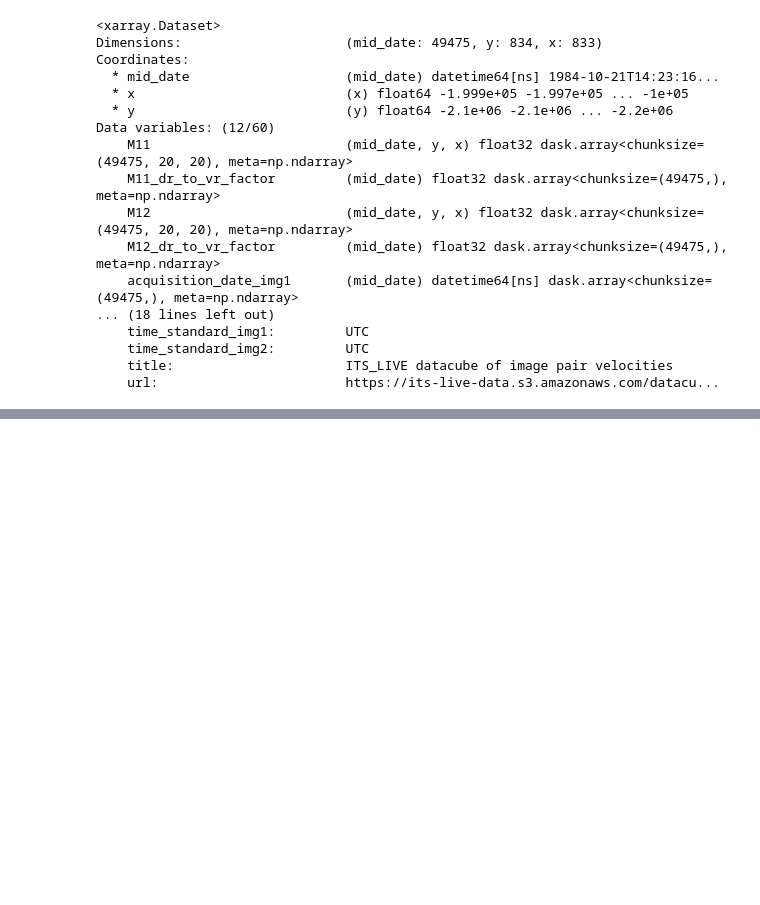
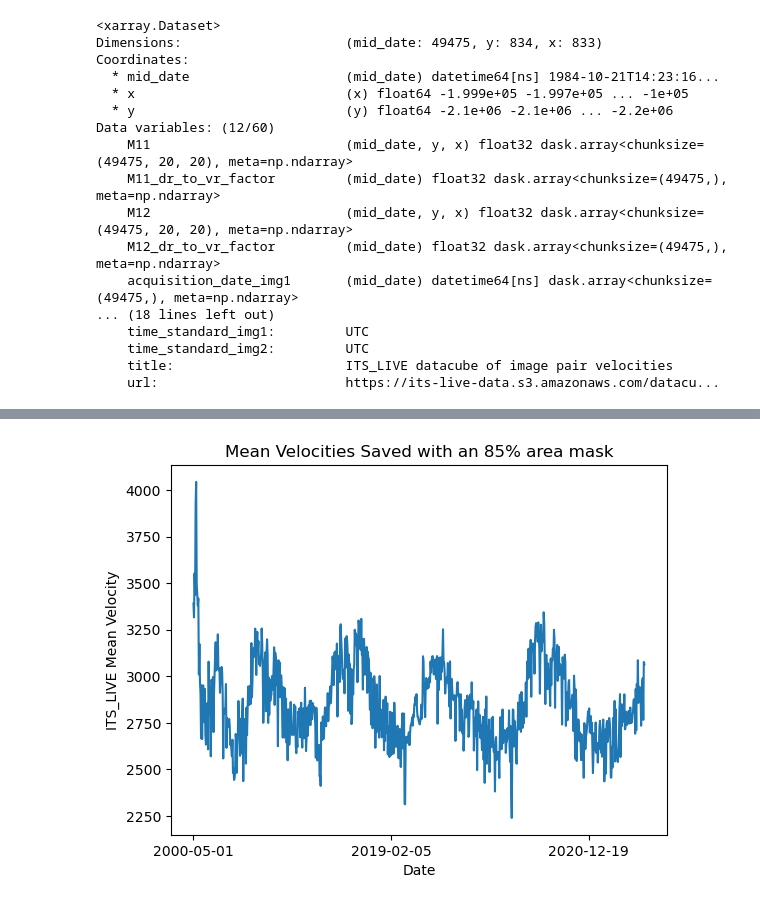
Before and after one commit to shahinmg/its_live_tutorial, a Jupyter notebook: match_dates_its_live_datacube_term_poly_tutorial.ipynb, the cells around one changed output, grey strips where cells are left out. Saved outputs shown, nothing was run; the diff lists cells and outputs as text; code cells hidden in the pictures; blank space fills up the shorter version.

Commit message:
Finished creating a time series from the ITS_LIVE rasters.

```diff
--- a/match_dates_its_live_datacube_term_poly_tutorial.ipynb
+++ b/match_dates_its_live_datacube_term_poly_tutorial.ipynb
@@ -178,0 +110,4 @@ I just manually checked the averages from a clipped KUJ terminus region. I imagi
+# %%
+# read in all terminus-based polygons for the glacier
+glacier = 'KUJ'
+terminus_poly_dir = glacier+'_polygons/'
@@ -178,0 +117,13 @@ I just manually checked the averages from a clipped KUJ terminus region. I imagi
+# %%
+# remove data where the image pairs are more than 15 days apart
+date_dt_threshold = 1296000000000000 # Define the threshold in nanoseconds (15 days)
+
+# set the threshold as an xarray
+date_dt_threshold = xr.DataArray(date_dt_threshold, coords=kuj_vels.date_dt.coords, dims=kuj_vels.date_dt.dims)
+date_dt_mask = kuj_vels.date_dt <= date_dt_threshold # Create a boolean mask based on the condition
+date_dt_mask = date_dt_mask.compute()
+kuj_vels_filt = kuj_vels.where(date_dt_mask, drop=True) # Apply the mask to filter the dataset
+
+# print the data loss between the original dataset and the filtered
+print('Original data rows: ', len(kuj_vels.mid_date))
+print('Filtered data rows: ', len(kuj_vels_filt.mid_date))
@@ -178,0 +169,5 @@ I just manually checked the averages from a clipped KUJ terminus region. I imagi
+# %%
+# setup variables into useful formats
+kuj_vels_filt = kuj_vels_filt.rio.write_crs('EPSG:3413')
+kuj_vels_filt.rio.transform()
+pixel_mask_threshold = float(0.80) # ie- only keep data if __%+ of the polygon is there
@@ -178,0 +224,11 @@ I just manually checked the averages from a clipped KUJ terminus region. I imagi
+# %%
+# reformat the saved lists before adding them to a df
+saved_coverage_float  = []
+saved_coverage_float  = [round(entry[0],3) for entry in saved_coverage]
+saved_dates_formatted = pd.to_datetime(saved_dates, format="Timestamp('%Y-%m-%d %H:%M:%S.%f')").strftime('%Y-%m-%d')
+saved_means_rounded = [round(entry,1) for entry in saved_means]
+df = pd.DataFrame({'Date':saved_dates_formatted,'ITS_LIVE Mean Velocity':saved_means_rounded,'Mask Ratio':saved_coverage_float})
+# remove entries with the same date, keeping the one with the highest mask ratio
+idx_to_keep = df.groupby('Date')['Mask Ratio'].idxmax()
+df = df.loc[idx_to_keep]
+df
@@ -178,0 +249,11 @@ I just manually checked the averages from a clipped KUJ terminus region. I imagi
+# %%
+# plot the result
+plt.plot(df['Date'],df['ITS_LIVE Mean Velocity'],linestyle='-')
+
+plt.xlabel('Date')
+plt.ylabel('ITS_LIVE Mean Velocity')
+plt.title('Mean Velocities Saved with an 85% area mask')
+plt.gca().xaxis.set_major_locator(mdates.YearLocator())
+plt.show()
+# %% [output]
+[figure, added]
```
Also changed, not shown: parts of 23 cells of this notebook.
